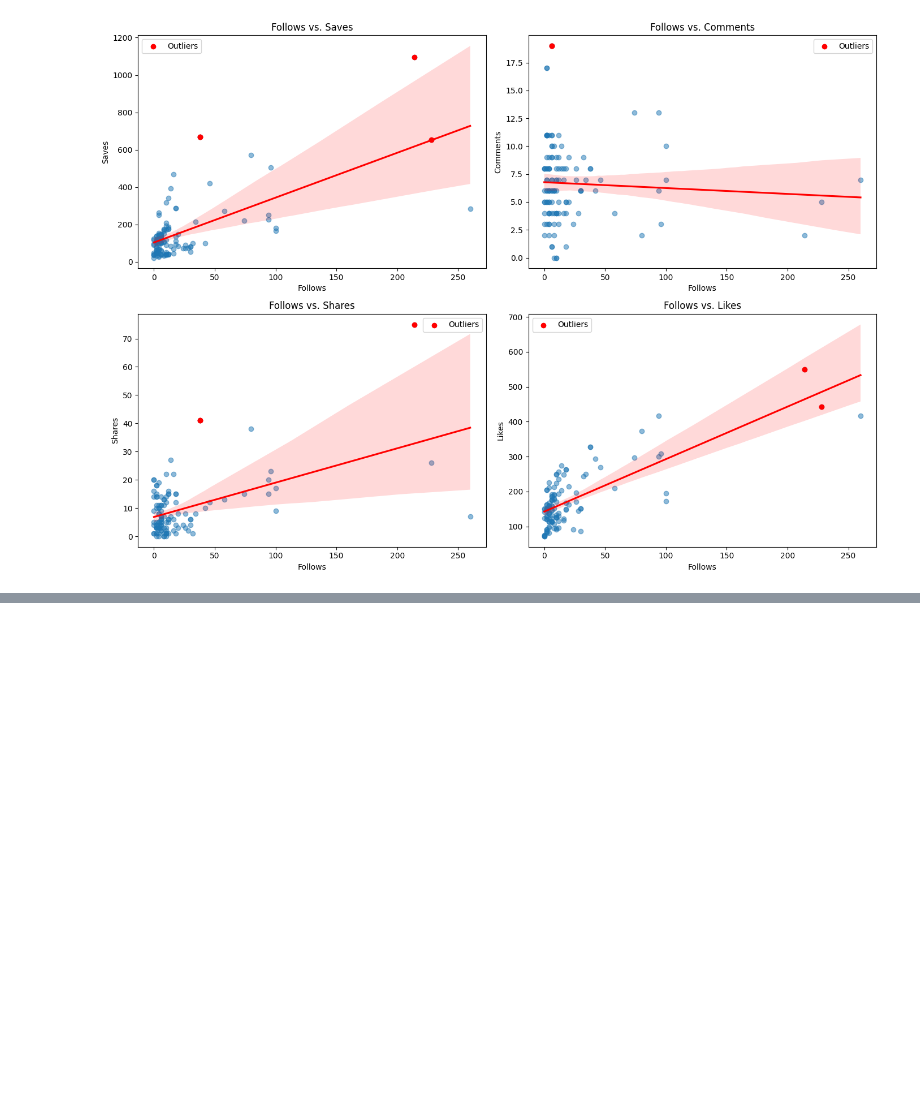
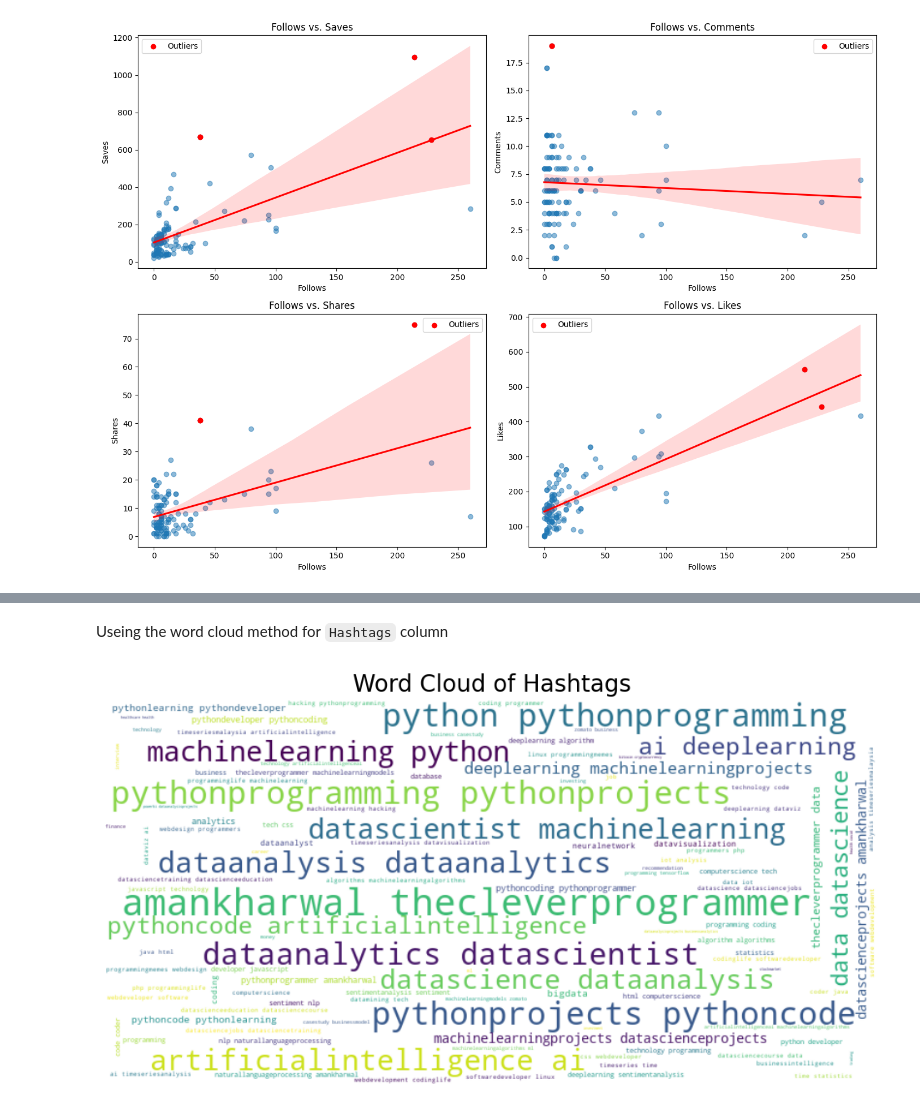
Before and after one commit to MrRezamo/Instagram_Reach_Analysis, a Jupyter notebook: Project/Main_Project.ipynb, the cells around one changed output, grey strips where cells are left out. Cells and saved outputs as stored; diff of their text form; code cells hidden in the pictures; blank space fills up the shorter version.

```diff
--- a/Project/Main_Project.ipynb
+++ b/Project/Main_Project.ipynb
@@ -333,0 +349,23 @@ plt.show()
+# %% [markdown]
+Useing the word cloud method for `Hashtags` column
+# %%
+text = " ".join(str(hashtag) for hashtags in data['Hashtags'].dropna() for hashtag in hashtags.split())  # Ensure all hashtags are properly split
+stopwords = set(STOPWORDS)
+
+
+wordcloud = WordCloud(stopwords=stopwords,
+                      background_color='white',
+                      width=800,
+                      height=400,
+                      max_words=200,
+                      colormap='viridis',
+                      contour_color='steelblue',
+                      contour_width=2).generate(text)
+
+plt.figure(figsize=(12, 8))
+plt.imshow(wordcloud, interpolation='bilinear')
+plt.axis('off')
+plt.title('Word Cloud of Hashtags', fontsize=20)
+plt.show()
+# %% [output]
+[figure, added]
```
Also changed, not shown: parts of 20 cells of this notebook.
